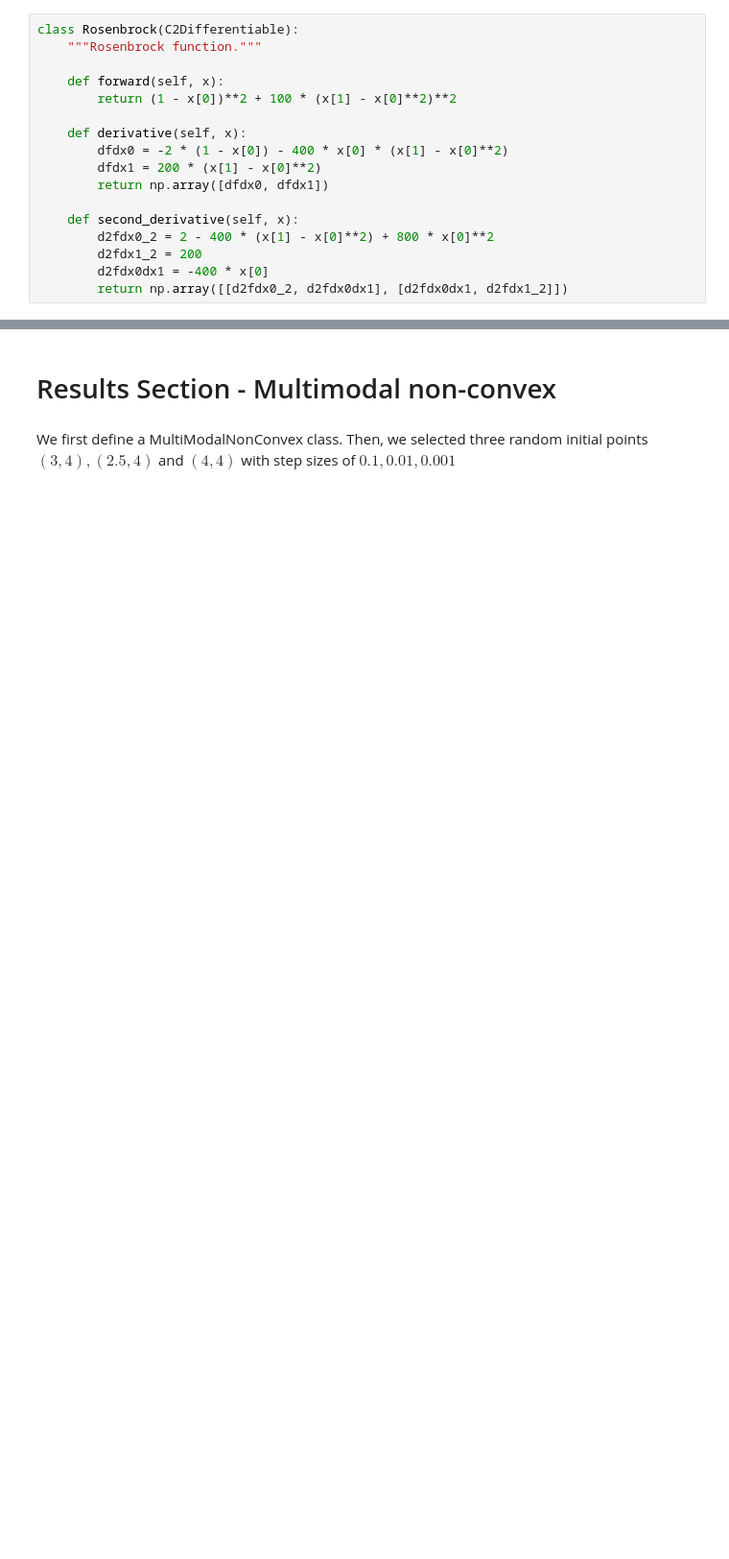
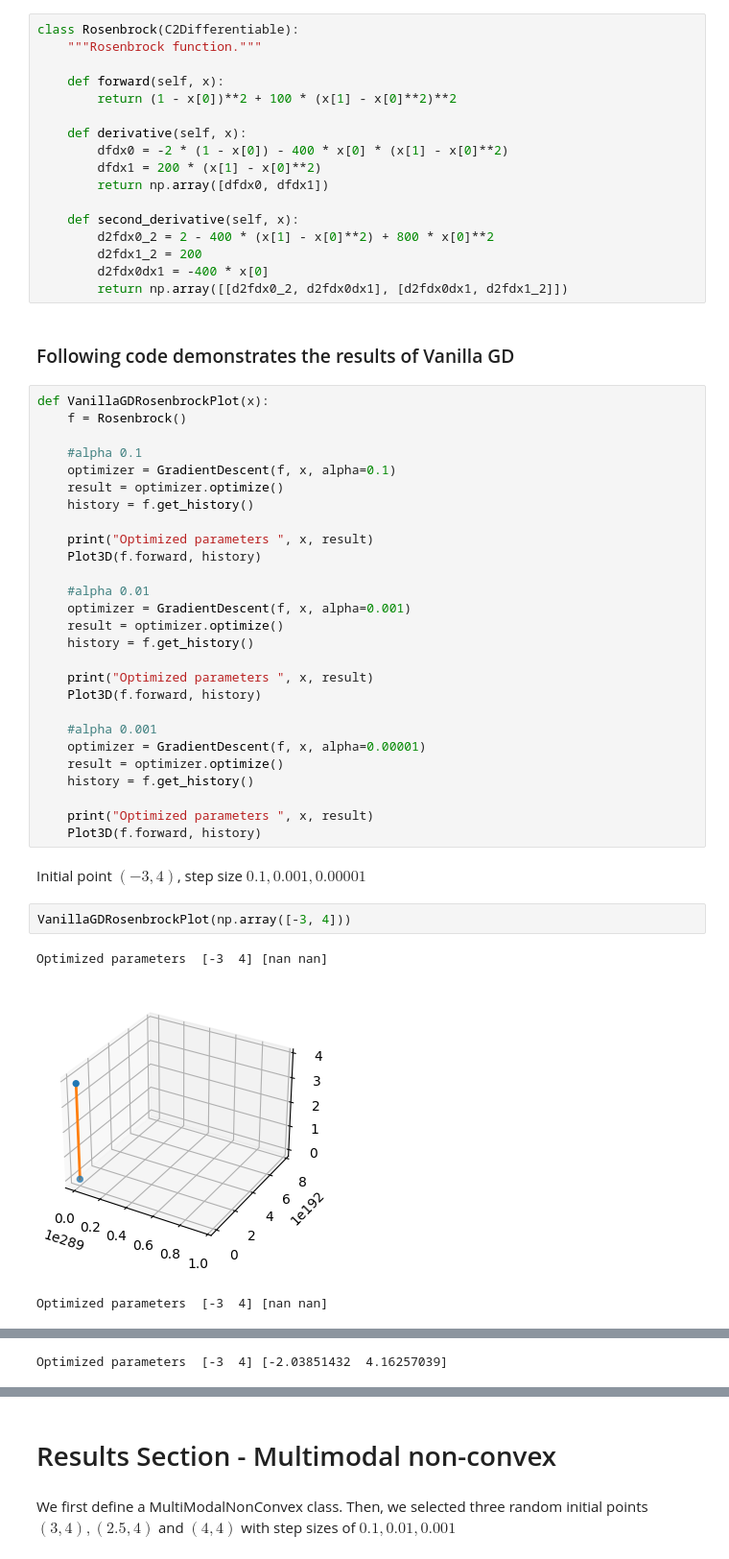
Before and after one commit to zh1322114772/Project1-GradientDescent, a Jupyter notebook: Project1.ipynb, the cells around one changed output, grey strips where cells are left out. Shown at 96% size. Drawn from its saved outputs; the diff is of its cells as text; blank space fills up the shorter version.

Commit message:
added results for Rosenbrock and Multimodal non-convex

```diff
--- a/Project1.ipynb
+++ b/Project1.ipynb
@@ -307,3 +306,40 @@ class Rosenbrock(C2Differentiable):
         d2fdx1_2 = 200
         d2fdx0dx1 = -400 * x[0]
         return np.array([[d2fdx0_2, d2fdx0dx1], [d2fdx0dx1, d2fdx1_2]])
+# %% [markdown]
+### Following code demonstrates the results of Vanilla GD
+# %%
+def VanillaGDRosenbrockPlot(x):
+    f = Rosenbrock()
+
+    #alpha 0.1
+    optimizer = GradientDescent(f, x, alpha=0.1)
+    result = optimizer.optimize()
+    history = f.get_history()
+
+    print("Optimized parameters ", x, result)
+    Plot3D(f.forward, history)
+
+    #alpha 0.01
+    optimizer = GradientDescent(f, x, alpha=0.001)
+    result = optimizer.optimize()
+    history = f.get_history()
+
+    print("Optimized parameters ", x, result)
+    Plot3D(f.forward, history)
+
+    #alpha 0.001
+    optimizer = GradientDescent(f, x, alpha=0.00001)
+    result = optimizer.optimize()
+    history = f.get_history()
+
+    print("Optimized parameters ", x, result)
+    Plot3D(f.forward, history)
+# %% [markdown]
+Initial point $(-3, 4)$, step size $0.1, 0.001, 0.00001$
+# %%
+VanillaGDRosenbrockPlot(np.array([-3, 4]))
+# %% [output]
+Optimized parameters  [-3  4] [nan nan]
+[figure, added]
+Optimized parameters  [-3  4] [nan nan]
@@ -309,0 +347 @@ class Rosenbrock(C2Differentiable):
+Optimized parameters  [-3  4] [-2.03851432  4.16257039]
```
Also changed, not shown: parts of 17 cells of this notebook.
